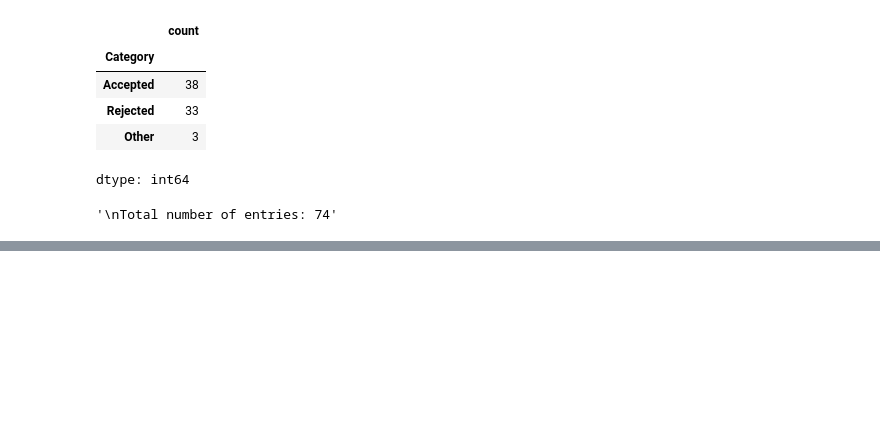
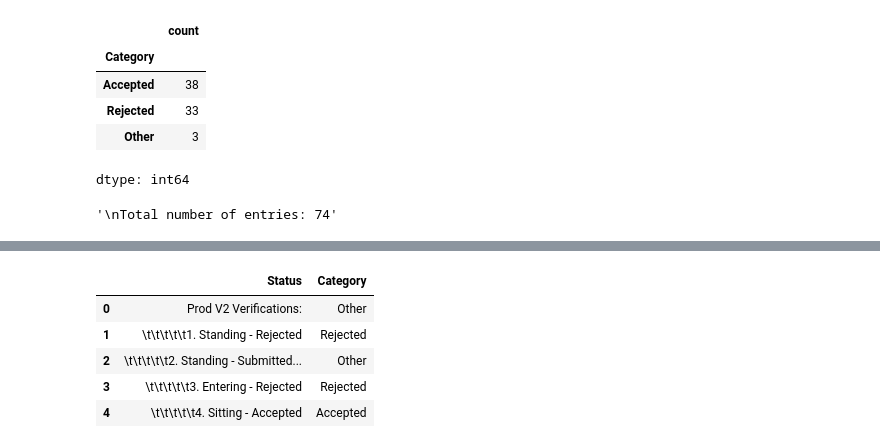
Before and after one commit to Pubudu-98/Colab, a Jupyter notebook: Atlas_lab_data_labeled_samples_EDA.ipynb, the cells around one changed output, grey strips where cells are left out. Drawn from its saved outputs; the diff is of its cells as text; code cells hidden in the pictures; blank space fills up the shorter version.

```diff
--- a/Atlas_lab_data_labeled_samples_EDA.ipynb
+++ b/Atlas_lab_data_labeled_samples_EDA.ipynb
@@ -103,0 +119,11 @@ dtype: int64
+# %%
+# Categorize the new data
+df_new['Category'] = df_new['Status'].apply(lambda x: 'Accepted' if 'Accepted' in x else ('Rejected' if 'Rejected' in x else 'Other'))
+display(df_new.head())
+# %% [output]
+|  | Status | Category |
+| 0 | Prod V2 Verifications: | Other |
+| 1 | \t\t\t\t\t1. Standing - Rejected | Rejected |
+| 2 | \t\t\t\t\t2. Standing - Submitted... | Other |
+| 3 | \t\t\t\t\t3. Entering - Rejected | Rejected |
+| 4 | \t\t\t\t\t4. Sitting - Accepted | Accepted |
```
Also changed, not shown: parts of 5 cells of this notebook.
